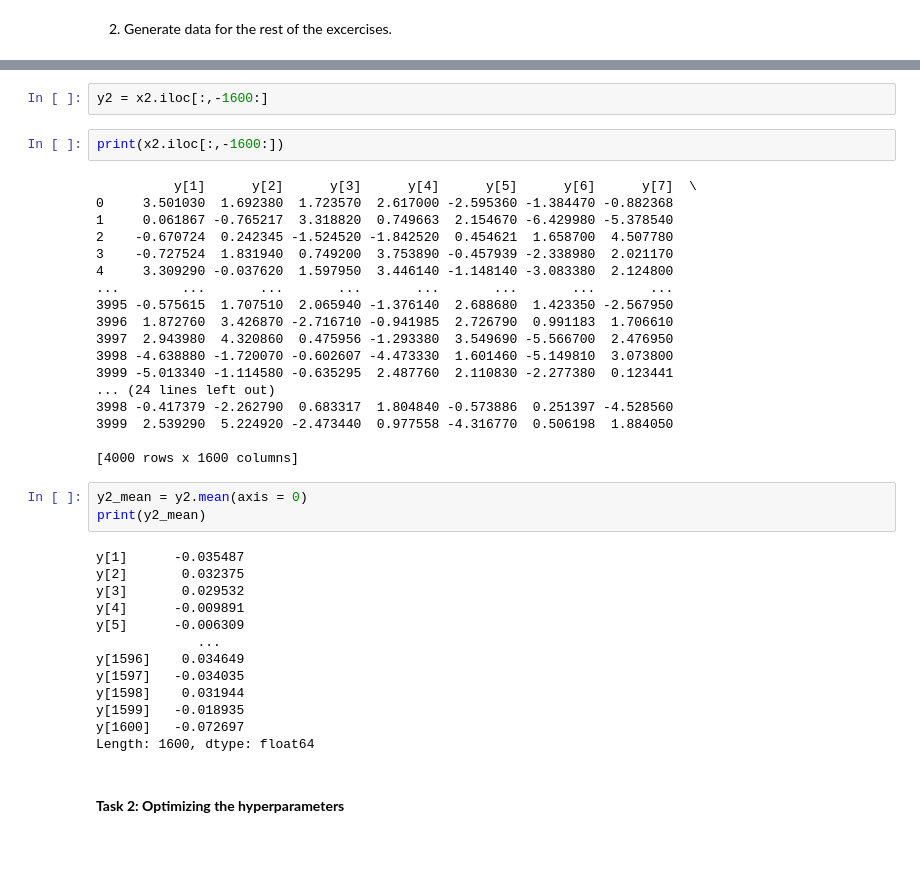
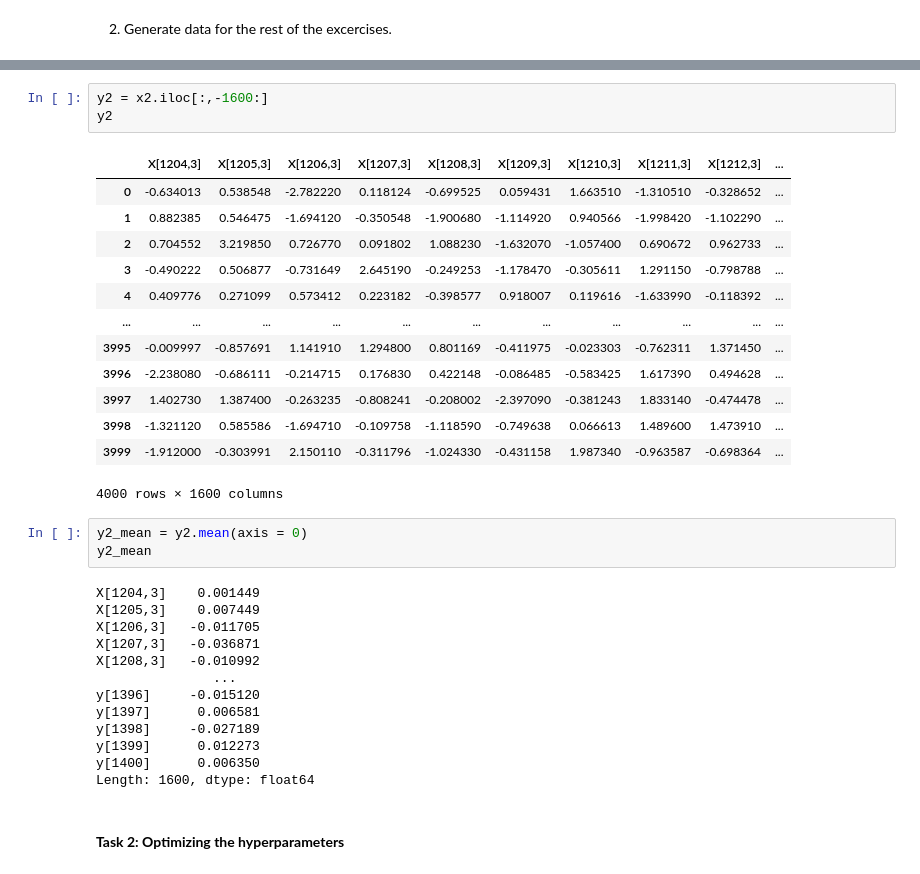
Before and after one commit to baradejoo/DataAnalytics, a Jupyter notebook: Lab7_Model_comparison/Lab7_main_script.ipynb, the cells around one changed output, grey strips where cells are left out. Saved outputs shown, nothing was run; the diff lists cells and outputs as text.

```diff
--- a/Lab7_Model_comparison/Lab7_main_script.ipynb
+++ b/Lab7_Model_comparison/Lab7_main_script.ipynb
@@ -133,40 +123,35 @@ print(x2)
 # %%
 y2 = x2.iloc[:,-1600:]
+y2
+# %% [output]
+|  | X[1204,3] | X[1205,3] | X[1206,3] | X[1207,3] | X[1208,3] | X[1209,3] | X[1210,3] | X[1211,3] | X[1212,3] | ... |
+| 0 | -0.634013 | 0.538548 | -2.782220 | 0.118124 | -0.699525 | 0.059431 | 1.663510 | -1.310510 | -0.328652 | ... |
+| 1 | 0.882385 | 0.546475 | -1.694120 | -0.350548 | -1.900680 | -1.114920 | 0.940566 | -1.998420 | -1.102290 | ... |
+| 2 | 0.704552 | 3.219850 | 0.726770 | 0.091802 | 1.088230 | -1.632070 | -1.057400 | 0.690672 | 0.962733 | ... |
+| 3 | -0.490222 | 0.506877 | -0.731649 | 2.645190 | -0.249253 | -1.178470 | -0.305611 | 1.291150 | -0.798788 | ... |
+| 4 | 0.409776 | 0.271099 | 0.573412 | 0.223182 | -0.398577 | 0.918007 | 0.119616 | -1.633990 | -0.118392 | ... |
+| ... | ... | ... | ... | ... | ... | ... | ... | ... | ... | ... |
+| 3995 | -0.009997 | -0.857691 | 1.141910 | 1.294800 | 0.801169 | -0.411975 | -0.023303 | -0.762311 | 1.371450 | ... |
+| 3996 | -2.238080 | -0.686111 | -0.214715 | 0.176830 | 0.422148 | -0.086485 | -0.583425 | 1.617390 | 0.494628 | ... |
+| 3997 | 1.402730 | 1.387400 | -0.263235 | -0.808241 | -0.208002 | -2.397090 | -0.381243 | 1.833140 | -0.474478 | ... |
+| 3998 | -1.321120 | 0.585586 | -1.694710 | -0.109758 | -1.118590 | -0.749638 | 0.066613 | 1.489600 | 1.473910 | ... |
+| 3999 | -1.912000 | -0.303991 | 2.150110 | -0.311796 | -1.024330 | -0.431158 | 1.987340 | -0.963587 | -0.698364 | ... |
+4000 rows × 1600 columns
-# %%
-print(x2.iloc[:,-1600:])
-# %% [output]
-          y[1]      y[2]      y[3]      y[4]      y[5]      y[6]      y[7]  \
-0     3.501030  1.692380  1.723570  2.617000 -2.595360 -1.384470 -0.882368
-1     0.061867 -0.765217  3.318820  0.749663  2.154670 -6.429980 -5.378540
-2    -0.670724  0.242345 -1.524520 -1.842520  0.454621  1.658700  4.507780
-3    -0.727524  1.831940  0.749200  3.753890 -0.457939 -2.338980  2.021170
-4     3.309290 -0.037620  1.597950  3.446140 -1.148140 -3.083380  2.124800
-...        ...       ...       ...       ...       ...       ...       ...
-3995 -0.575615  1.707510  2.065940 -1.376140  2.688680  1.423350 -2.567950
-3996  1.872760  3.426870 -2.716710 -0.941985  2.726790  0.991183  1.706610
-3997  2.943980  4.320860  0.475956 -1.293380  3.549690 -5.566700  2.476950
-3998 -4.638880 -1.720070 -0.602607 -4.473330  1.601460 -5.149810  3.073800
-3999 -5.013340 -1.114580 -0.635295  2.487760  2.110830 -2.277380  0.123441
-... (24 lines left out)
-3998 -0.417379 -2.262790  0.683317  1.804840 -0.573886  0.251397 -4.528560
-3999  2.539290  5.224920 -2.473440  0.977558 -4.316770  0.506198  1.884050
-
-[4000 rows x 1600 columns]
 # %%
 y2_mean = y2.mean(axis = 0)
-print(y2_mean)
+y2_mean
 # %% [output]
-y[1]      -0.035487
-y[2]       0.032375
-y[3]       0.029532
-y[4]      -0.009891
-y[5]      -0.006309
-             ...
-y[1596]    0.034649
-y[1597]   -0.034035
-y[1598]    0.031944
-y[1599]   -0.018935
-y[1600]   -0.072697
+X[1204,3]    0.001449
+X[1205,3]    0.007449
+X[1206,3]   -0.011705
+X[1207,3]   -0.036871
+X[1208,3]   -0.010992
+               ...
+y[1396]     -0.015120
+y[1397]      0.006581
+y[1398]     -0.027189
+y[1399]      0.012273
+y[1400]      0.006350
 Length: 1600, dtype: float64
 # %% [markdown]
 #### **Task 2: Optimizing the hyperparameters**
```
Also changed, not shown: parts of 40 cells of this notebook.
